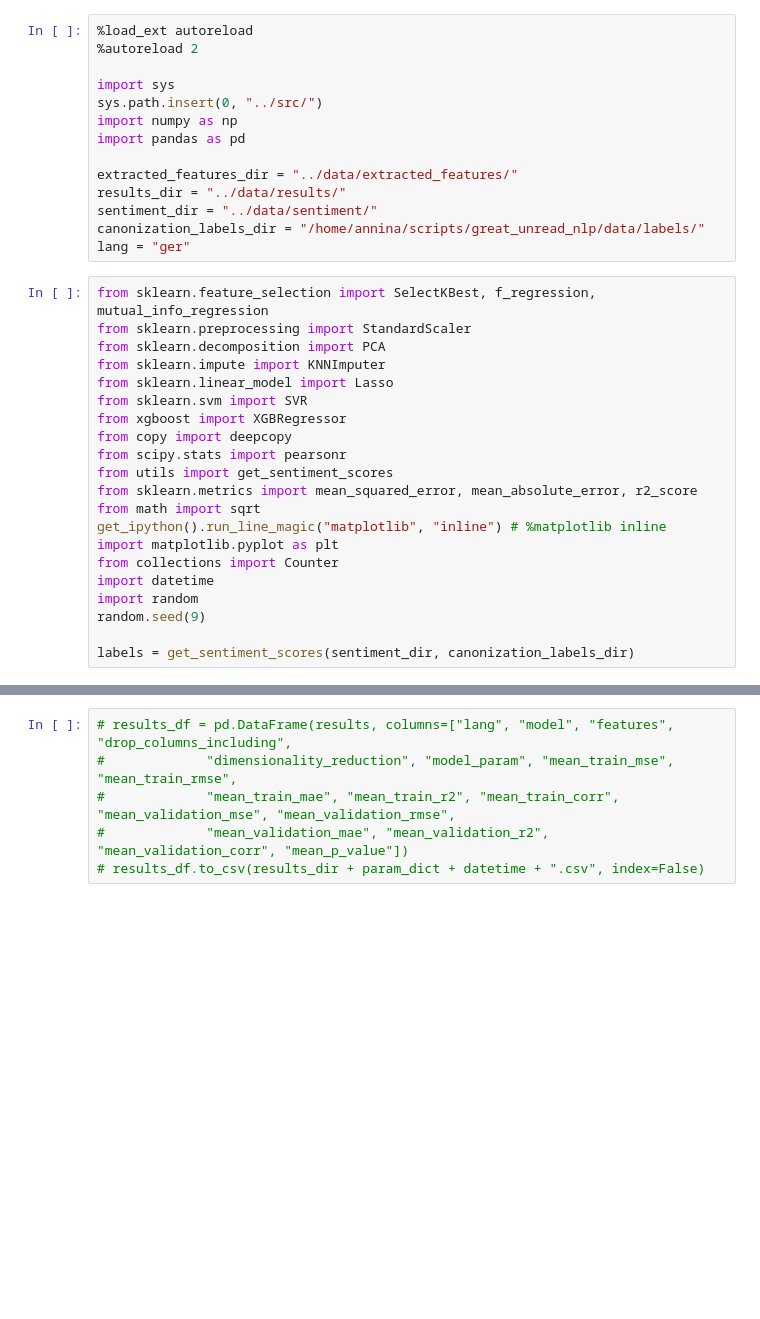
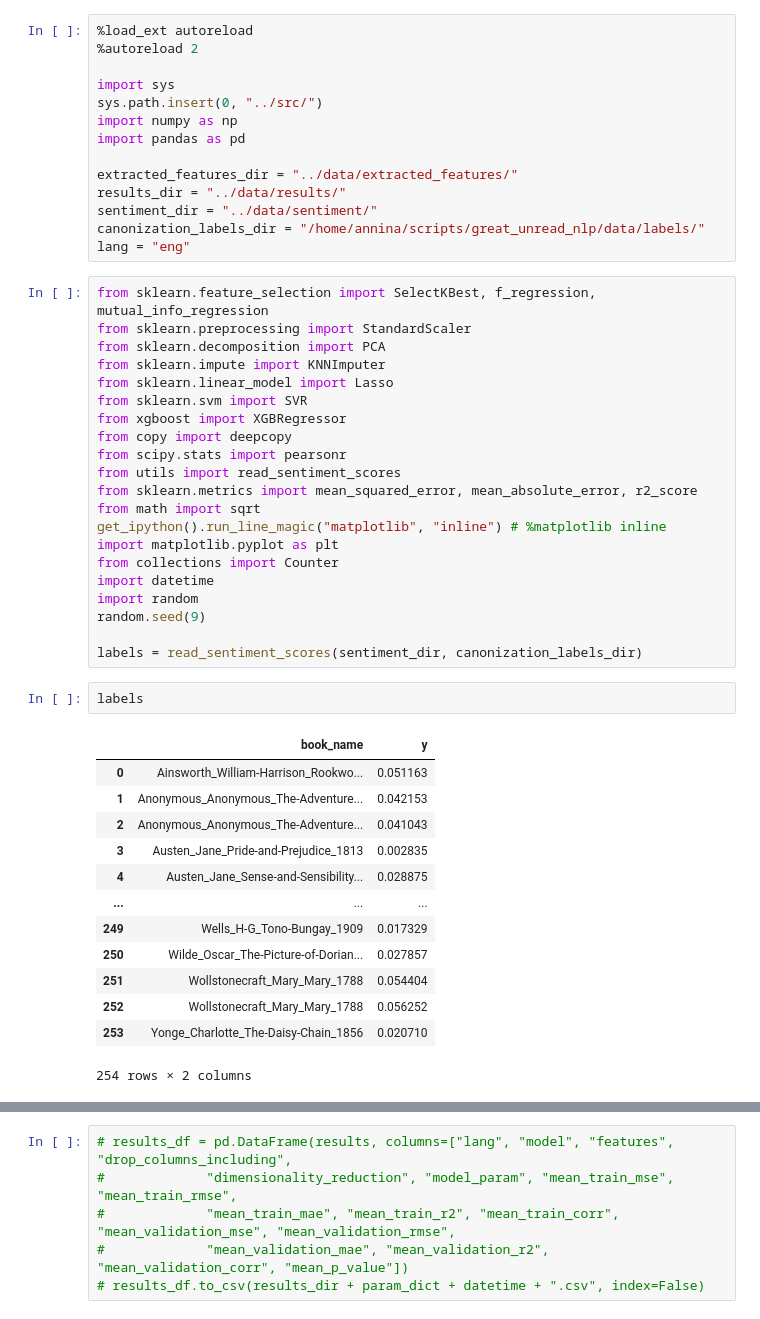
Before and after one commit to sta-a/great-unread, a Jupyter notebook: nbs/cross_validation.ipynb, the cells around one changed output, grey strips where cells are left out. Drawn from its saved outputs; the diff is of its cells as text; blank space fills up the shorter version.

```diff
--- a/nbs/cross_validation.ipynb
+++ b/nbs/cross_validation.ipynb
@@ -11,7 +21,7 @@ extracted_features_dir = "../data/extracted_features/"
 results_dir = "../data/results/"
 sentiment_dir = "../data/sentiment/"
 canonization_labels_dir = "/home/annina/scripts/great_unread_nlp/data/labels/"
-lang = "ger"
+lang = "eng"
 # %%
 from sklearn.feature_selection import SelectKBest, f_regression, mutual_info_regression
 from sklearn.preprocessing import StandardScaler
@@ -22,7 +32,7 @@ from sklearn.svm import SVR
 from xgboost import XGBRegressor
 from copy import deepcopy
 from scipy.stats import pearsonr
-from utils import get_sentiment_scores
+from utils import read_sentiment_scores
 from sklearn.metrics import mean_squared_error, mean_absolute_error, r2_score
 from math import sqrt
 get_ipython().run_line_magic("matplotlib", "inline") # %matplotlib inline
@@ -32,4 +42,20 @@ import datetime
 import random
 random.seed(9)
 
-labels = get_sentiment_scores(sentiment_dir, canonization_labels_dir)
+labels = read_sentiment_scores(sentiment_dir, canonization_labels_dir)
+# %%
+labels
+# %% [output]
+|  | book_name | y |
+| 0 | Ainsworth_William-Harrison_Rookwo... | 0.051163 |
+| 1 | Anonymous_Anonymous_The-Adventure... | 0.042153 |
+| 2 | Anonymous_Anonymous_The-Adventure... | 0.041043 |
+| 3 | Austen_Jane_Pride-and-Prejudice_1813 | 0.002835 |
+| 4 | Austen_Jane_Sense-and-Sensibility... | 0.028875 |
+| ... | ... | ... |
+| 249 | Wells_H-G_Tono-Bungay_1909 | 0.017329 |
+| 250 | Wilde_Oscar_The-Picture-of-Dorian... | 0.027857 |
+| 251 | Wollstonecraft_Mary_Mary_1788 | 0.054404 |
+| 252 | Wollstonecraft_Mary_Mary_1788 | 0.056252 |
+| 253 | Yonge_Charlotte_The-Daisy-Chain_1856 | 0.020710 |
+254 rows × 2 columns
```
Also changed, not shown: parts of 6 cells of this notebook, 1 other file.
